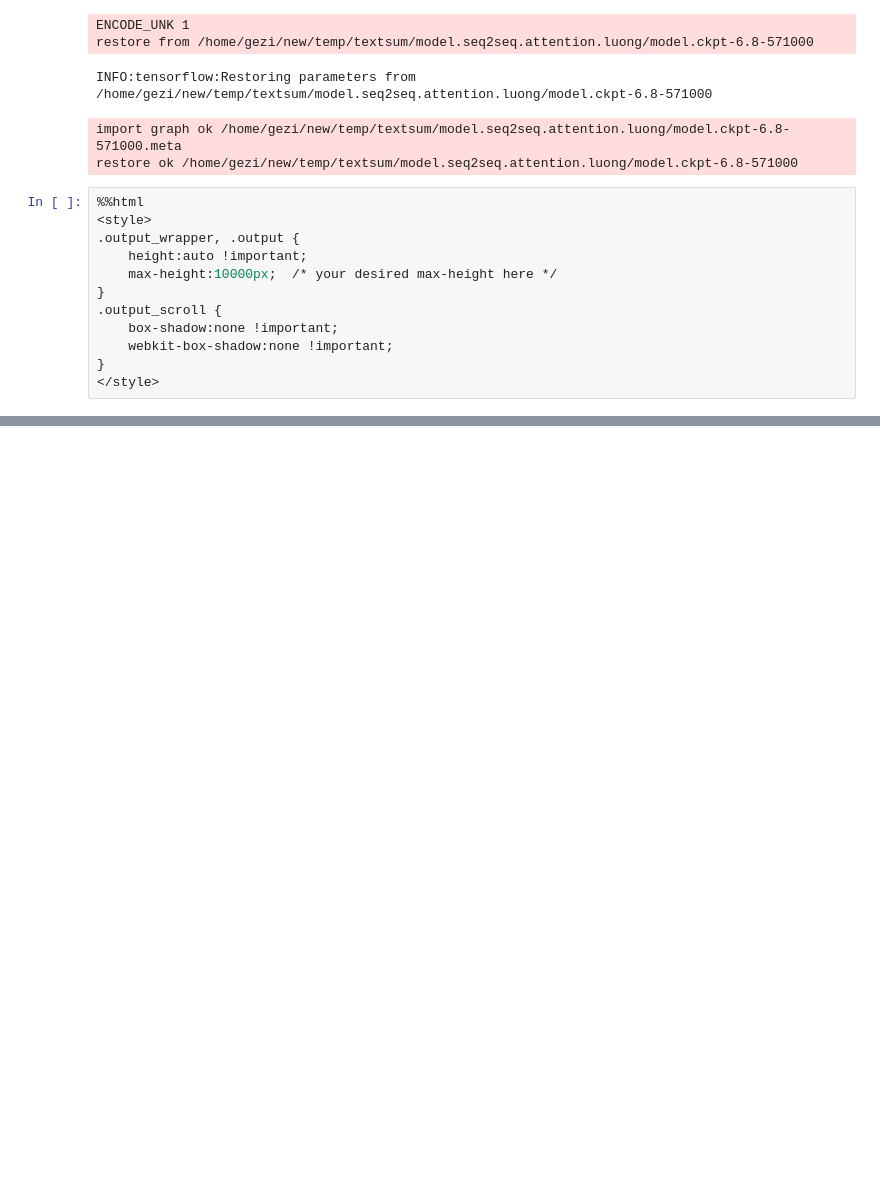
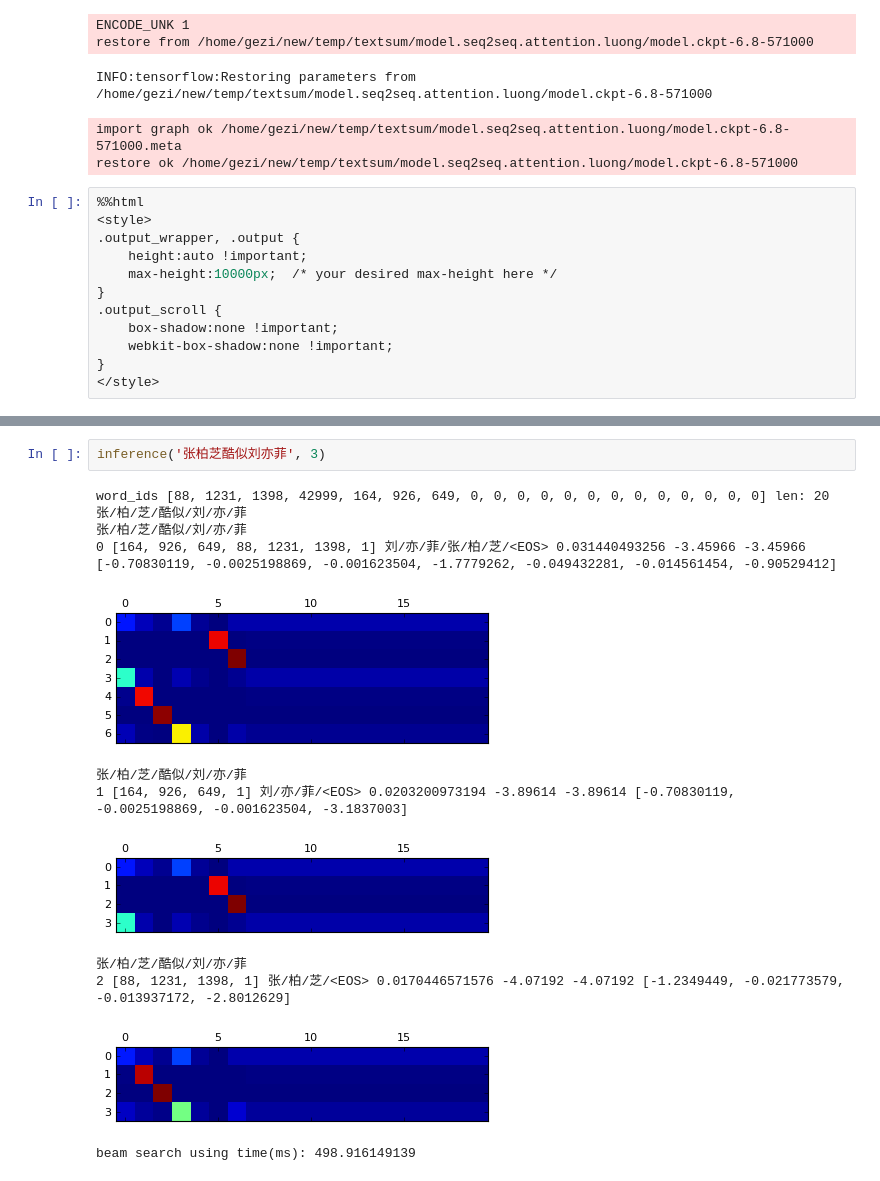
Before and after one commit to buptpriswang/hasky, a Jupyter notebook: deepiu/textsum/inference/visualize-attention-luong.ipynb, the cells around one changed output, grey strips where cells are left out. Drawn from its saved outputs; the diff is of its cells as text; blank space fills up the shorter version.

```diff
--- a/deepiu/textsum/inference/visualize-attention-luong.ipynb
+++ b/deepiu/textsum/inference/visualize-attention-luong.ipynb
@@ -335,0 +363,15 @@ beam search using time(ms): 406.430006027
+# %%
+inference('张柏芝酷似刘亦菲', 3)
+# %% [output]
+word_ids [88, 1231, 1398, 42999, 164, 926, 649, 0, 0, 0, 0, 0, 0, 0, 0, 0, 0, 0, 0, 0] len: 20
+张/柏/芝/酷似/刘/亦/菲
+张/柏/芝/酷似/刘/亦/菲
+0 [164, 926, 649, 88, 1231, 1398, 1] 刘/亦/菲/张/柏/芝/<EOS> 0.031440493256 -3.45966 -3.45966 [-0.70830119, -0.0025198869, -0.001623504, -1.7779262, -0.049432281, -0.014561454, -0.90529412]
+[figure, added]
+张/柏/芝/酷似/刘/亦/菲
+1 [164, 926, 649, 1] 刘/亦/菲/<EOS> 0.0203200973194 -3.89614 -3.89614 [-0.70830119, -0.0025198869, -0.001623504, -3.1837003]
+[figure, added]
+张/柏/芝/酷似/刘/亦/菲
+2 [88, 1231, 1398, 1] 张/柏/芝/<EOS> 0.0170446571576 -4.07192 -4.07192 [-1.2349449, -0.021773579, -0.013937172, -2.8012629]
+[figure, added]
+beam search using time(ms): 498.916149139
```
Also changed, not shown: parts of 17 cells of this notebook, 49 other files.
